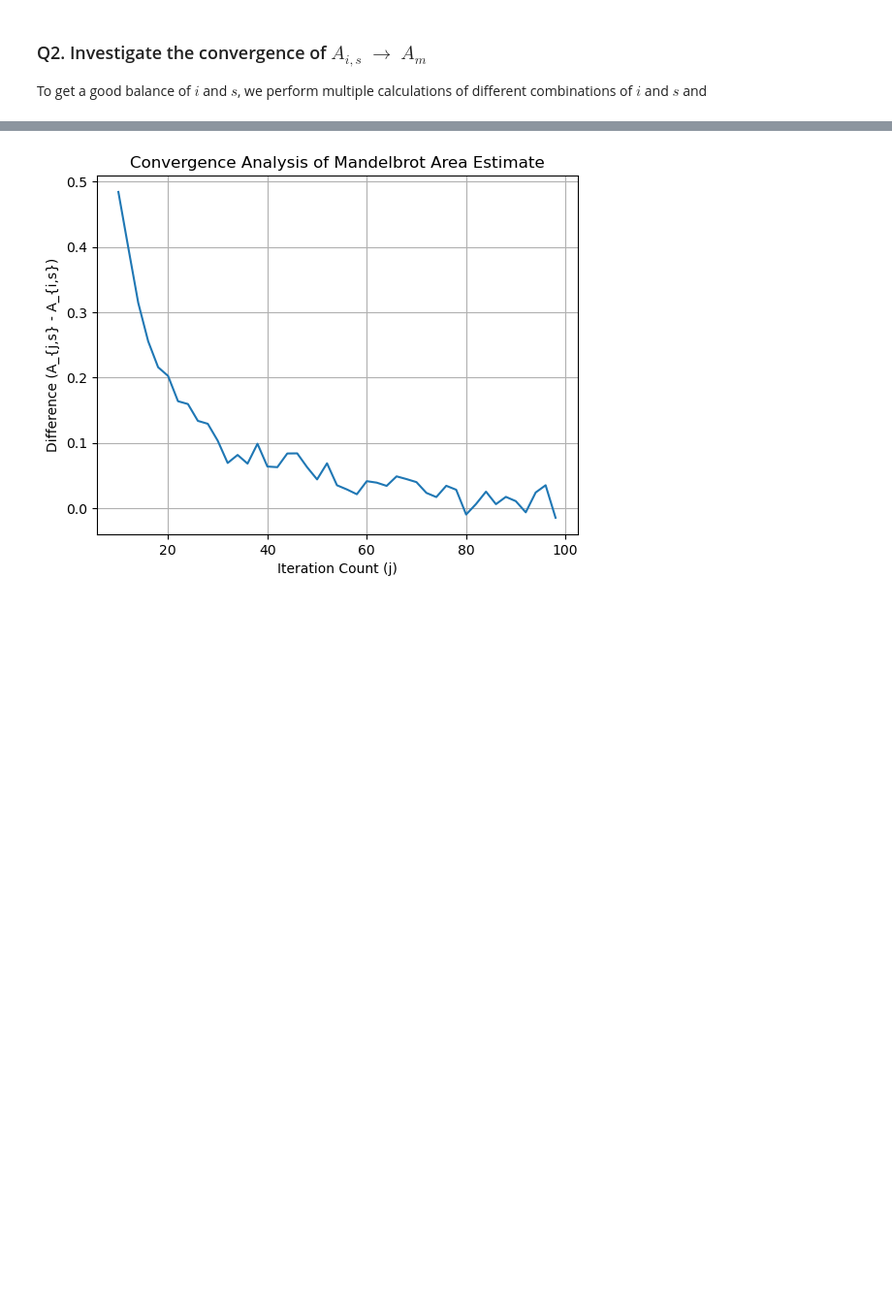
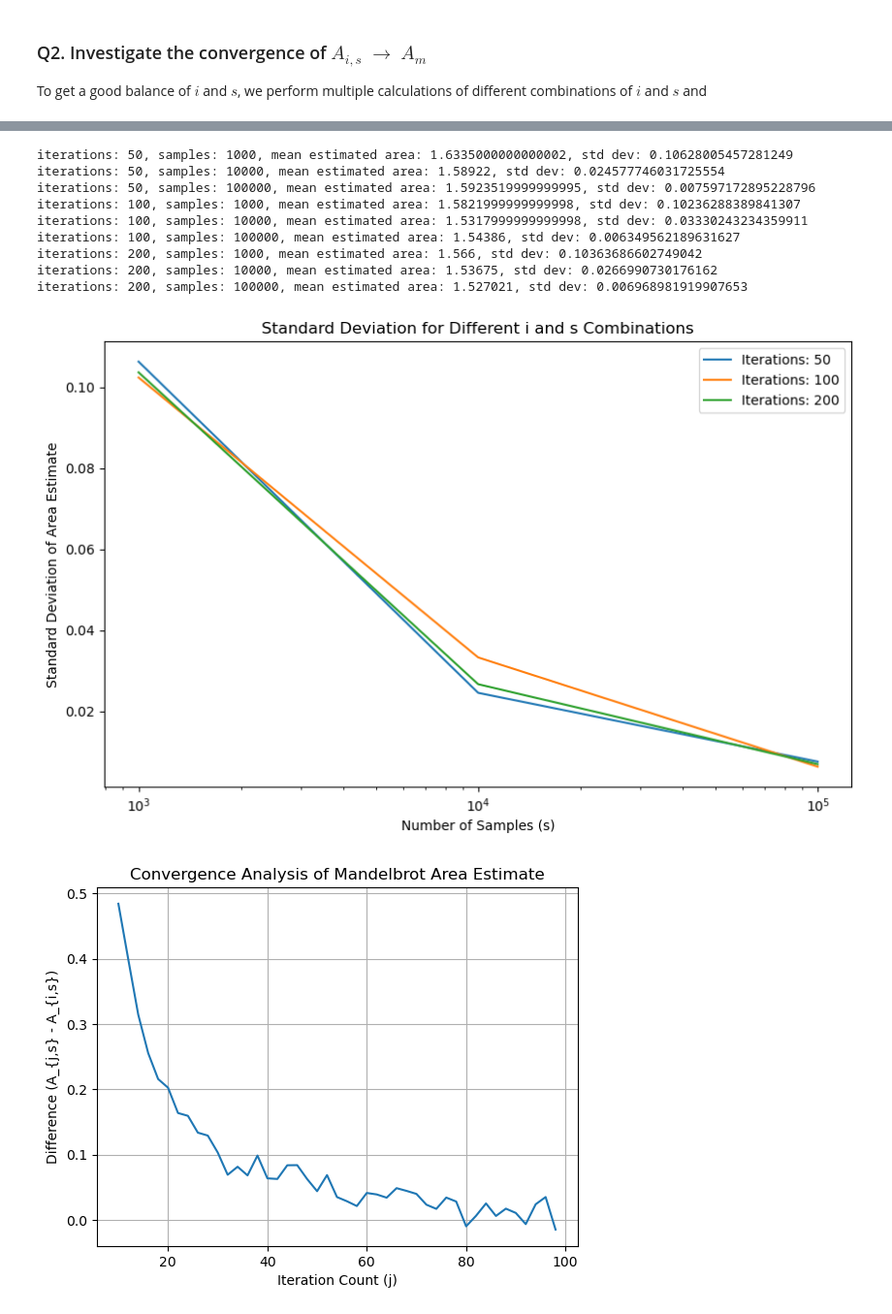
Before and after one commit to jazminli/SS-assignment1, a Jupyter notebook: q1.ipynb, the cells around one changed output, grey strips where cells are left out. Shown at 97% size. Cells and saved outputs as stored; diff of their text form; code cells hidden in the pictures; blank space fills up the shorter version.

```diff
--- a/q1.ipynb
+++ b/q1.ipynb
@@ -244,3 +210,53 @@ iterations: 200, samples: 100000, mean estimated area: 1.5241230000000001, std d
+# %%
+# Q2 Balance i and s according to the standard deviation
+
+# Function to balance i and s, print the mean value and standard deviation
+def balance_i_s(iter_range, sample_range, trials):
+    results = {}
+    for max_iter in iter_range:
+        for num_samples in sample_range:
+            area_estimates = [estimate_area(num_samples, max_iter) for _ in range(trials)]
+            mean_area = np.mean(area_estimates)
+            std_area = np.std(area_estimates)
+            if max_iter not in results:
+                results[max_iter] = {}
+            results[max_iter][num_samples] = (mean_area, std_area)
+            print(f"iterations: {max_iter}, samples: {num_samples}, mean estimated area: {mean_area}, std dev: {std_area}")
+    return results
+
+# Ranges of iteration and sample, the number of trials
+iter_range = [50, 100, 200]
+sample_range = [1000, 10000, 100000]
+trials = 10
+
+# Perform the balance and get the results
+balanced_results = balance_i_s(iter_range, sample_range, trials)
+
+# Plotting the standard deviation for different i and s combinations
+fig, ax = plt.subplots(figsize=(10, 6))
+
+# Plotting each combination
+for max_iter in iter_range:
+    std_devs = [balanced_results[max_iter][num_samples][1] for num_samples in sample_range]
+    ax.plot(sample_range, std_devs, label=f'Iterations: {max_iter}')
+
+ax.set_xscale('log')
+ax.set_xlabel('Number of Samples (s)')
+ax.set_ylabel('Standard Deviation of Area Estimate')
+ax.set_title('Standard Deviation for Different i and s Combinations')
+ax.legend()
+plt.show()
+# %% [output]
+iterations: 50, samples: 1000, mean estimated area: 1.6335000000000002, std dev: 0.10628005457281249
+iterations: 50, samples: 10000, mean estimated area: 1.58922, std dev: 0.024577746031725554
+iterations: 50, samples: 100000, mean estimated area: 1.5923519999999995, std dev: 0.007597172895228796
+iterations: 100, samples: 1000, mean estimated area: 1.5821999999999998, std dev: 0.10236288389841307
+iterations: 100, samples: 10000, mean estimated area: 1.5317999999999998, std dev: 0.03330243234359911
+iterations: 100, samples: 100000, mean estimated area: 1.54386, std dev: 0.006349562189631627
+iterations: 200, samples: 1000, mean estimated area: 1.566, std dev: 0.10363686602749042
+iterations: 200, samples: 10000, mean estimated area: 1.53675, std dev: 0.0266990730176162
+iterations: 200, samples: 100000, mean estimated area: 1.527021, std dev: 0.006968981919907653
+[figure, added]
 # %%
 # Assuming monte_carlo_mandelbrot_area function is defined
 
```
Also changed, not shown: parts of 1 cell of this notebook.
